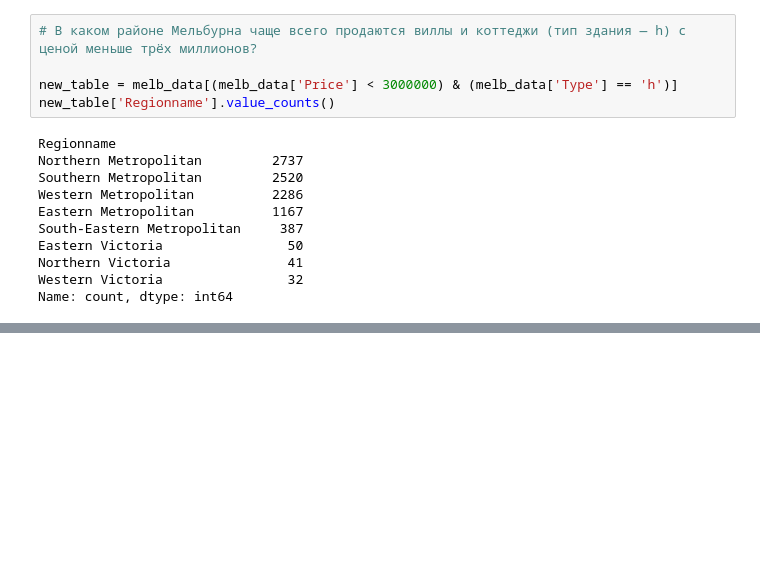
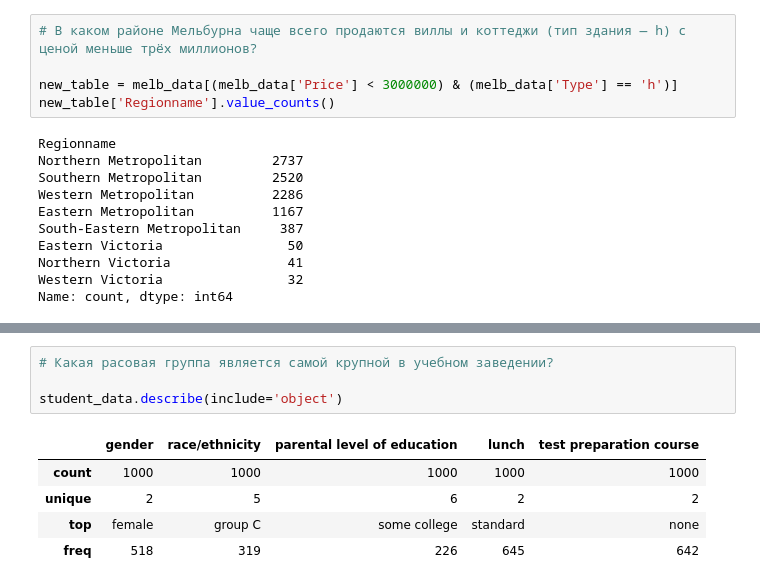
Before and after one commit to Aldiyar90/SkillFactory---Data-Science, a Jupyter notebook: Python 10. Pandas/Lectures.ipynb, the cells around one changed output, grey strips where cells are left out. Saved outputs shown, nothing was run; the diff lists cells and outputs as text; blank space fills up the shorter version.

```diff
--- a/Python 10. Pandas/Lectures.ipynb
+++ b/Python 10. Pandas/Lectures.ipynb
@@ -575,0 +658,10 @@ Name: count, dtype: int64
+# %%
+# Какая расовая группа является самой крупной в учебном заведении?
+
+student_data.describe(include='object')
+# %% [output]
+|  | gender | race/ethnicity | parental level of education | lunch | test preparation course |
+| count | 1000 | 1000 | 1000 | 1000 | 1000 |
+| unique | 2 | 5 | 6 | 2 | 2 |
+| top | female | group C | some college | standard | none |
+| freq | 518 | 319 | 226 | 645 | 642 |
```
Also changed, not shown: parts of 12 cells of this notebook.
